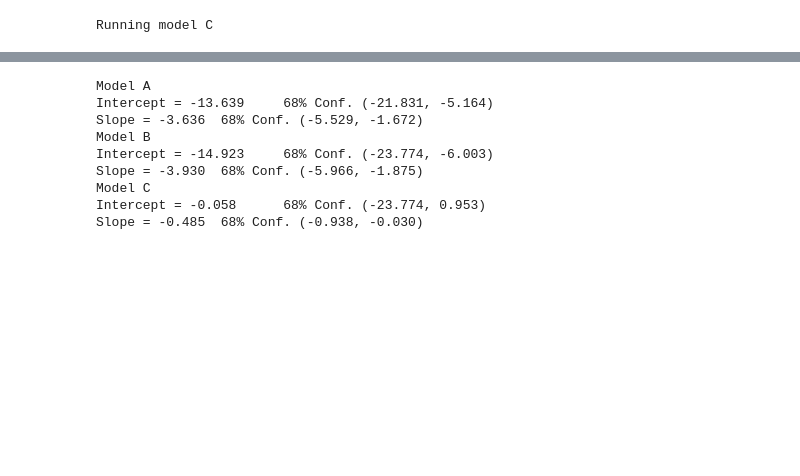
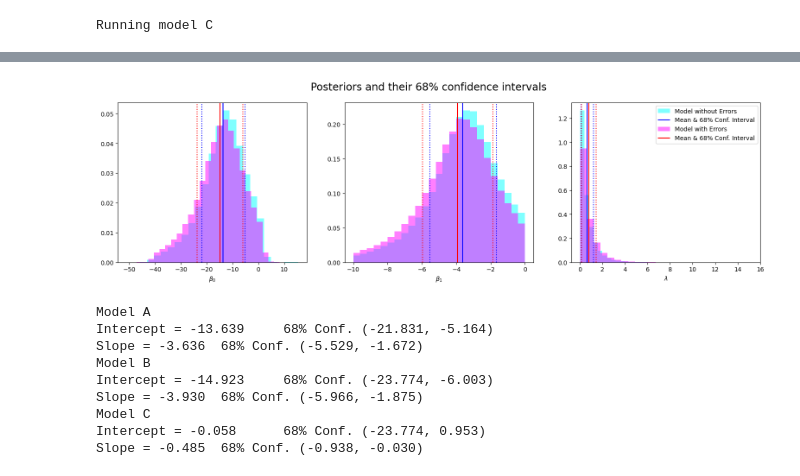
Before and after one commit to kekoalasko/AST5731, a Jupyter notebook: Project3/MCMC_models.ipynb, the cells around one changed output, grey strips where cells are left out. Cells and saved outputs as stored; diff of their text form; code cells hidden in the pictures; blank space fills up the shorter version.

```diff
--- a/Project3/MCMC_models.ipynb
+++ b/Project3/MCMC_models.ipynb
@@ -239,3 +239,36 @@ for i in range(ncols):
+# %%
+# Posteriors for the plots
+fig, axes = plt.subplots(nrows=1, ncols=3);
+fig.suptitle(f'Posteriors and their {prc}% confidence intervals', fontsize='xx-large')
+fig.set_figwidth(3*fig.get_figwidth())
+
+# Add variable/MCMC chain labels
+headers = ['Model without Errors', 'Model with Errors', 'Model C']
+labels = [r"$\beta_0$", r"$\beta_1$", r"$\lambda$"]
+# Make each model have a different color!
+colors = ['cyan', 'magenta', 'lime']
+
+# Loop over variables
+for i in range(3):
+    # Plot Histograms
+    ax = axes[i];
+    A=ax.hist(sampsA[:,i], density=True, bins=25, alpha=0.5, color=colors[0], label=headers[0]);
+    B=ax.hist(sampsB[:,i], density=True, bins=25, alpha=0.5, color=colors[1], label=headers[1]);
+    ax.set_xlabel(labels[i])
+
+    # Plot means & confidence intervals
+    ylim = axes[i].get_ylim()
+    C=ax.vlines(np.mean(sampsA[:,i]), ylim[0], ylim[1], color='blue', label=f'Mean & {prc}% Conf. Interval');
+    ax.vlines([np.percentile(sampsA[:,i], lb), np.percentile(sampsA[:,i], ub)], ylim[0], ylim[1], color='blue', linestyle='dotted');
+    D=ax.vlines(np.mean(sampsB[:,i]), ylim[0], ylim[1], color='red', label=f'Mean & {prc}% Conf. Interval');
+    ax.vlines([np.percentile(sampsB[:,i], lb), np.percentile(sampsB[:,i], ub)], ylim[0], ylim[1], color='red', linestyle='dotted');
+    ax.set_ylim(ylim)
+
+handles, labels = axes[2].get_legend_handles_labels()
+order = [0,2,1,3]
+axes[2].legend([handles[idx] for idx in order],[labels[idx] for idx in order]);
+# %% [output]
+[figure, added]
 # %%
 # Get the means and 95% confidence intervals for the 3 models
 intA = np.array([np.mean(sampsA[:, 0]), np.percentile(sampsA[:, 0], lb), np.percentile(sampsA[:, 0], ub)]);
```
Also changed, not shown: parts of 3 cells of this notebook.
